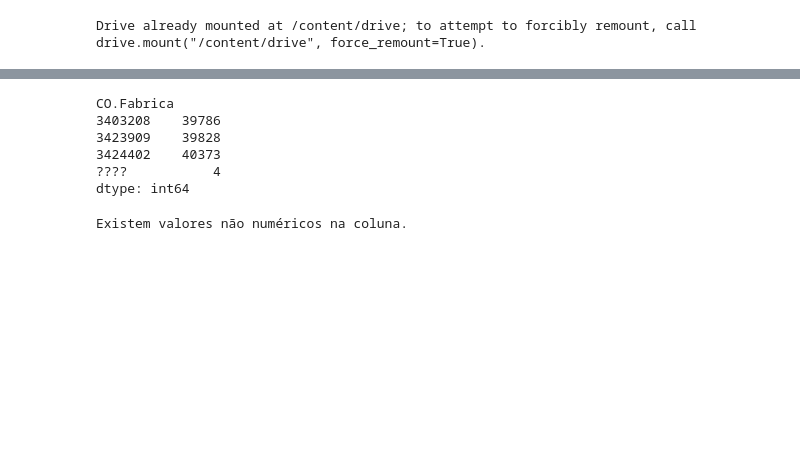
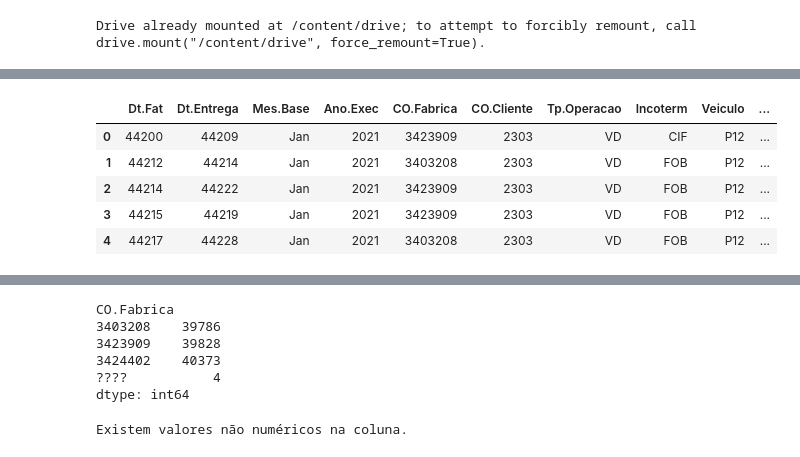
Before and after one commit to Brudeoli17/Projeto-LogInova-Consultoria, a Jupyter notebook: Analise_dos_Dados.ipynb, the cells around one changed output, grey strips where cells are left out. Cells and saved outputs as stored; diff of their text form; code cells hidden in the pictures; blank space fills up the shorter version.

```diff
--- a/Analise_dos_Dados.ipynb
+++ b/Analise_dos_Dados.ipynb
@@ -10,3 +10,5 @@ drive.mount('/content/drive')
 df = pd.read_csv('/content/drive/MyDrive/Data/Rotas.csv', low_memory=False, sep=';', encoding='UTF-8')
 # %% [output]
 Drive already mounted at /content/drive; to attempt to forcibly remount, call drive.mount("/content/drive", force_remount=True).
+# %%
+df_cl = pd.read_csv('/content/drive/MyDrive/Data/Clientes.csv', low_memory=False, sep=';', encoding='UTF-8')
@@ -21,0 +37,11 @@ df.head(5)
+# %%
+df_m = pd.merge(df, df_cl, how = 'outer', on = 'CO.Cliente')
+# %%
+df_m.head(5)
+# %% [output]
+|  | Dt.Fat | Dt.Entrega | Mes.Base | Ano.Exec | CO.Fabrica | CO.Cliente | Tp.Operacao | Incoterm | Veiculo | ... |
+| 0 | 44200 | 44209 | Jan | 2021 | 3423909 | 2303 | VD | CIF | P12 | ... |
+| 1 | 44212 | 44214 | Jan | 2021 | 3403208 | 2303 | VD | FOB | P12 | ... |
+| 2 | 44214 | 44222 | Jan | 2021 | 3423909 | 2303 | VD | FOB | P12 | ... |
+| 3 | 44215 | 44219 | Jan | 2021 | 3423909 | 2303 | VD | FOB | P12 | ... |
+| 4 | 44217 | 44228 | Jan | 2021 | 3403208 | 2303 | VD | FOB | P12 | ... |
```
Also changed, not shown: parts of 22 cells of this notebook.
